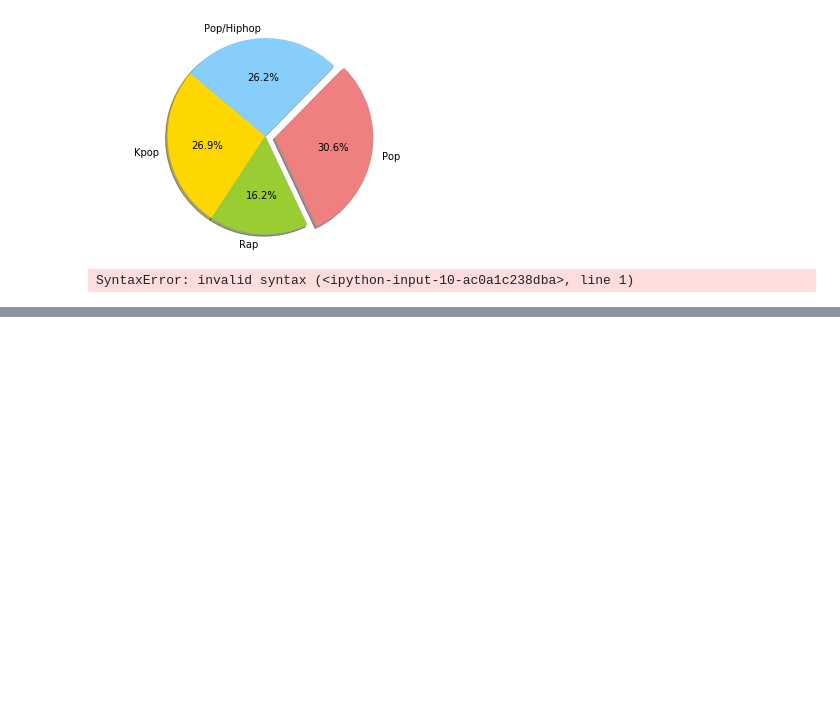
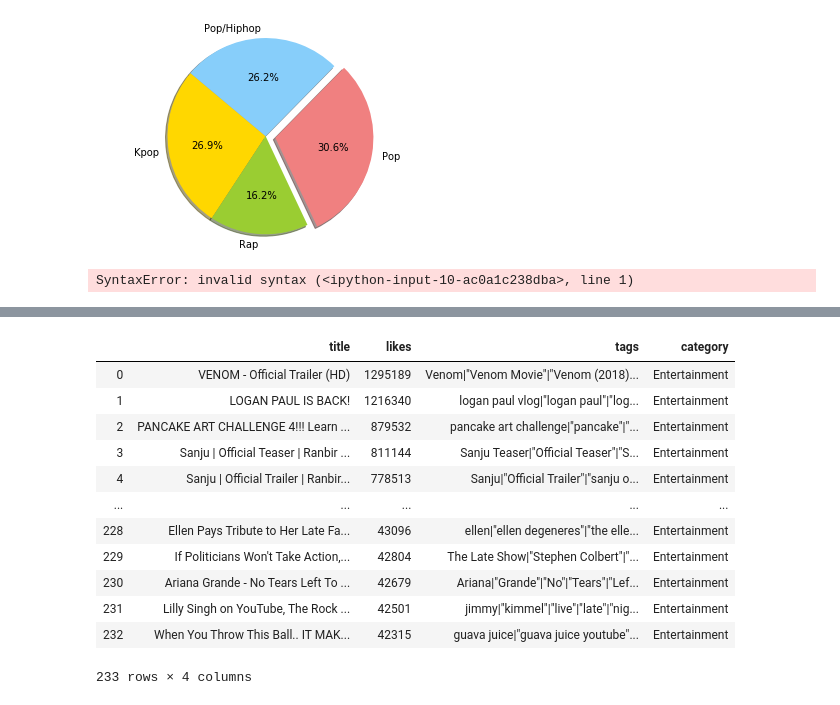
Before and after one commit to AlishaTech/YouTube_Trending, a Jupyter notebook: youtube.ipynb, the cells around one changed output, grey strips where cells are left out. Saved outputs shown, nothing was run; the diff lists cells and outputs as text; code cells hidden in the pictures; blank space fills up the shorter version.

```diff
--- a/youtube.ipynb
+++ b/youtube.ipynb
@@ -177,0 +208,19 @@ mudf.shape
+# %%
+ENTERTAINMENT = usdf[usdf['category'].isin(['Entertainment'])]
+q3 = """SELECT *  FROM ENTERTAINMENT ORDER by likes  DESC limit 1000"""
+entdf = ps.sqldf(q3, locals())
+entdf
+# %% [output]
+|  | title | likes | tags | category |
+| 0 | VENOM - Official Trailer (HD) | 1295189 | Venom|"Venom Movie"|"Venom (2018)... | Entertainment |
+| 1 | LOGAN PAUL IS BACK! | 1216340 | logan paul vlog|"logan paul"|"log... | Entertainment |
+| 2 | PANCAKE ART CHALLENGE 4!!! Learn ... | 879532 | pancake art challenge|"pancake"|"... | Entertainment |
+| 3 | Sanju | Official Teaser | Ranbir ... | 811144 | Sanju Teaser|"Official Teaser"|"S... | Entertainment |
+| 4 | Sanju | Official Trailer | Ranbir... | 778513 | Sanju|"Official Trailer"|"sanju o... | Entertainment |
+| ... | ... | ... | ... | ... |
+| 228 | Ellen Pays Tribute to Her Late Fa... | 43096 | ellen|"ellen degeneres"|"the elle... | Entertainment |
+| 229 | If Politicians Won't Take Action,... | 42804 | The Late Show|"Stephen Colbert"|"... | Entertainment |
+| 230 | Ariana Grande - No Tears Left To ... | 42679 | Ariana|"Grande"|"No"|"Tears"|"Lef... | Entertainment |
+| 231 | Lilly Singh on YouTube, The Rock ... | 42501 | jimmy|"kimmel"|"live"|"late"|"nig... | Entertainment |
+| 232 | When You Throw This Ball.. IT MAK... | 42315 | guava juice|"guava juice youtube"... | Entertainment |
+233 rows × 4 columns
```
Also changed, not shown: parts of 20 cells of this notebook.
